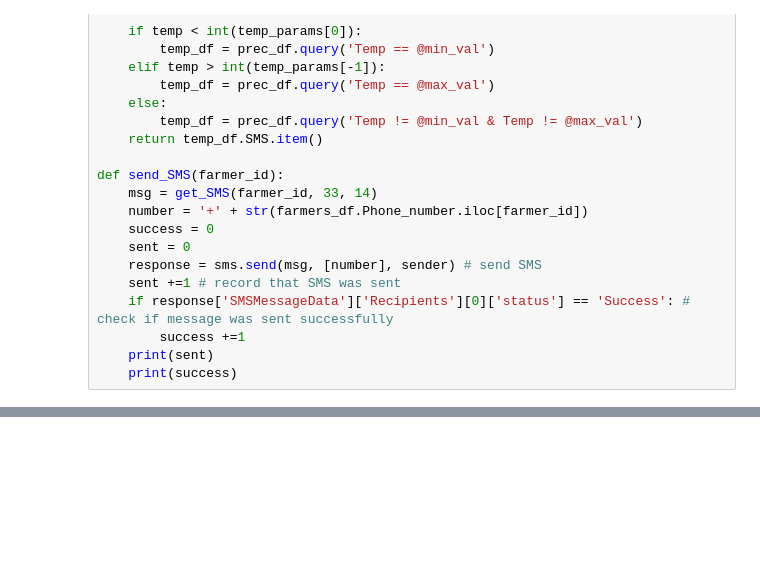
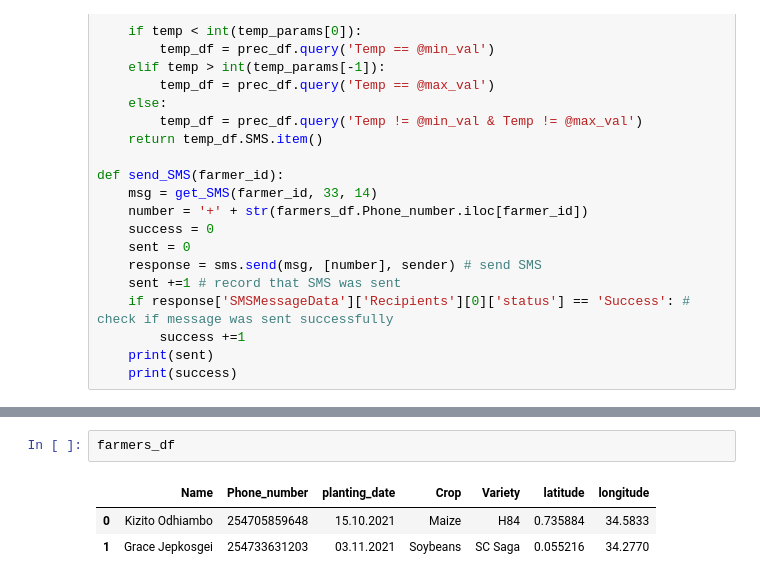
Before and after one commit to Kizito16/SMARTFARMER, a Jupyter notebook: Decison tree SMS.ipynb, the cells around one changed output, grey strips where cells are left out. Saved outputs shown, nothing was run; the diff lists cells and outputs as text; blank space fills up the shorter version.

```diff
--- a/Decison tree SMS.ipynb
+++ b/Decison tree SMS.ipynb
@@ -96,0 +97,6 @@ get_SMS(1, 33, 22)
+# %%
+farmers_df
+# %% [output]
+|  | Name | Phone_number | planting_date | Crop | Variety | latitude | longitude |
+| 0 | Kizito Odhiambo | 254705859648 | 15.10.2021 | Maize | H84 | 0.735884 | 34.5833 |
+| 1 | Grace Jepkosgei | 254733631203 | 03.11.2021 | Soybeans | SC Saga | 0.055216 | 34.2770 |
```
Also changed, not shown: parts of 5 cells of this notebook, 6 other files.
